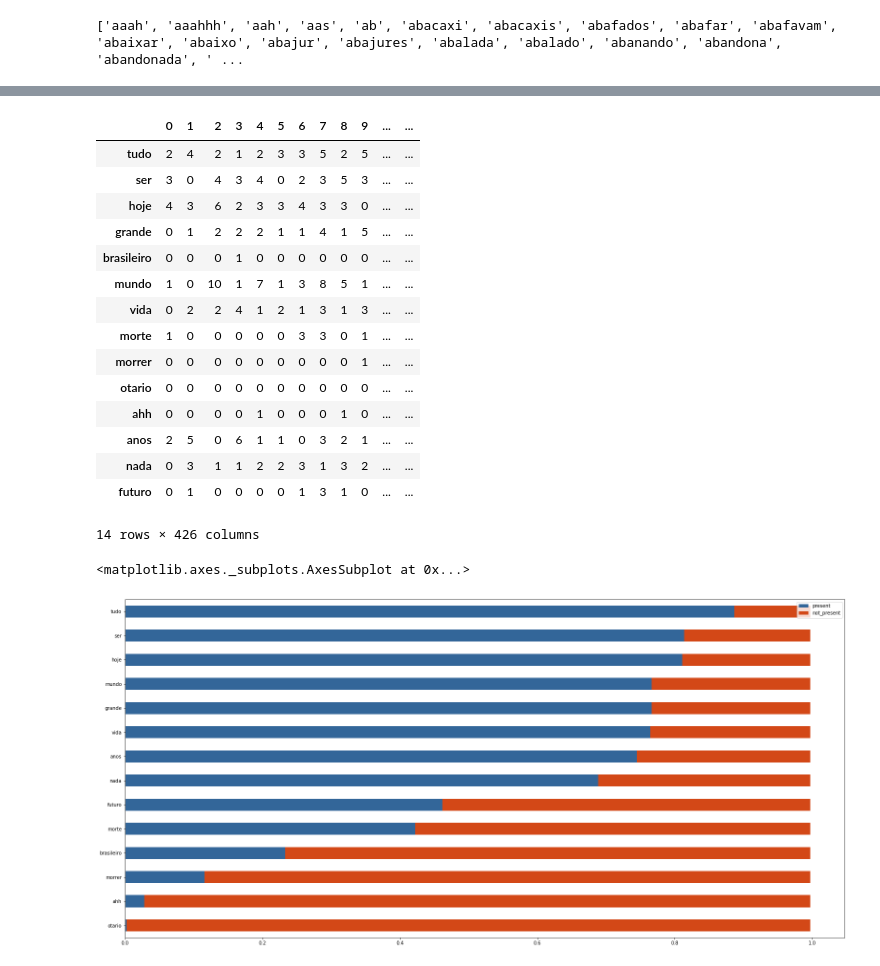
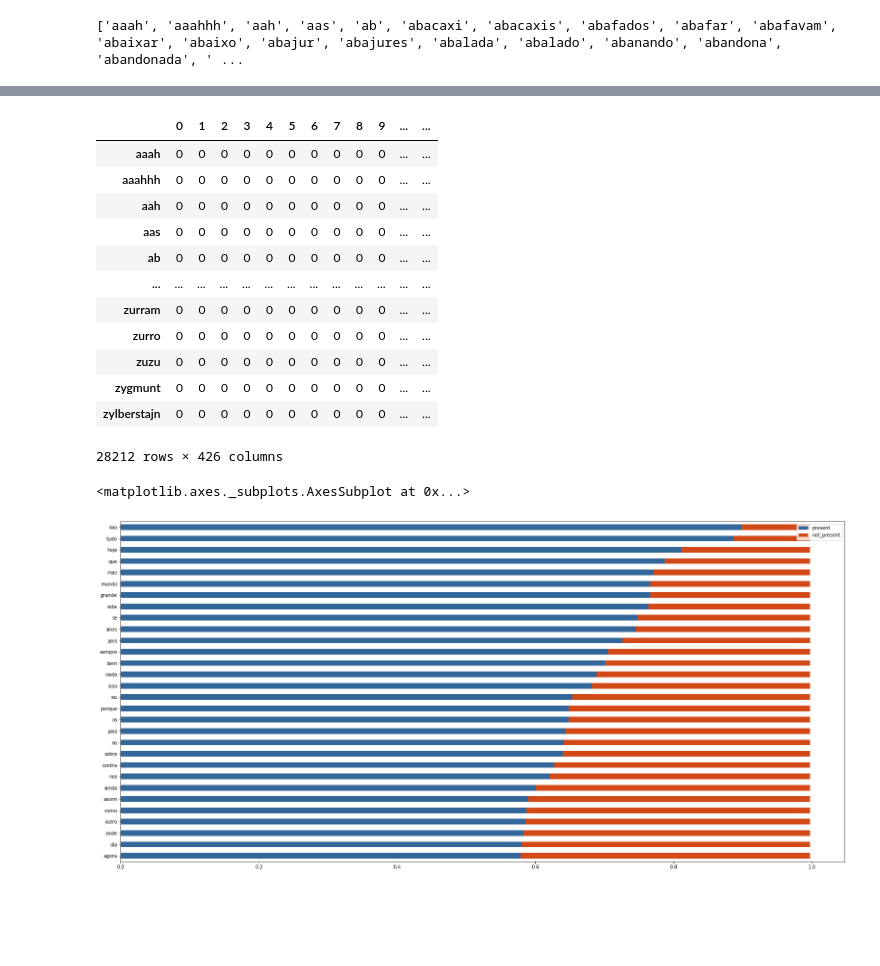
Before and after one commit to lucianomcsilva/RIWRS, a Jupyter notebook: [RIWRS]_5_Identificação_de_padrões_de_autores_em_textos.ipynb, the cells around one changed output, grey strips where cells are left out. Cells and saved outputs as stored; diff of their text form; code cells hidden in the pictures; blank space fills up the shorter version.

```diff
--- a/[RIWRS]_5_Identificação_de_padrões_de_autores_em_textos.ipynb
+++ b/[RIWRS]_5_Identificação_de_padrões_de_autores_em_textos.ipynb
@@ -112,8 +108,8 @@ df_aj['content_treated'] = df_aj['content_treated'].str.replace('[{}]'.format(st
 df_ver['content_treated'] = df_ver['content_treated'].str.replace('[{}]'.format(string.digits), '')
 
 # remoção de palavras de parada (repescagem)
-df_aj['content_treated'] = df_aj['content_treated'].apply(lambda x: ' '.join([word for word in x.split() if word not in (stop2)]))
-df_ver['content_treated'] = df_ver['content_treated'].apply(lambda x: ' '.join([word for word in x.split() if word not in (stop2)]))
+# df_aj['content_treated'] = df_aj['content_treated'].apply(lambda x: ' '.join([word for word in x.split() if word not in (stop2)]))
+# df_ver['content_treated'] = df_ver['content_treated'].apply(lambda x: ' '.join([word for word in x.split() if word not in (stop2)]))
 # %%
 #Plota o DataFrame em histograma para uma avaliação
 #Faz a contagem de palavras por cada linha do artigo
@@ -133,10 +129,12 @@ vectorizer = CountVectorizer()
 
 #Arnaldo Jabor
 XAJ = vectorizer.fit_transform(df_aj['content_treated'])
-vocabulary_aj = vectorizer.get_feature_names()
+
+vocabulary_aj = vectorizer.get_feature_names_out()
+
 pdXAJ = pd.DataFrame(data=XAJ.toarray(), columns=vocabulary_aj) #.iloc[:,0::2]
-
+display(pdXAJ)
 #Arnaldo Jabor - Verificar
 XVER = vectorizer.fit_transform(df_ver['content_treated'])
-vocabulary_ver = vectorizer.get_feature_names()
+vocabulary_ver = vectorizer.get_feature_names_out()
 pdXVER = pd.DataFrame(data=XVER.toarray(), columns=vocabulary_ver) #.iloc[:,0::2]
@@ -203,40 +215,38 @@ df_XAJ.head(30)
 # %%
 # Arnaldo Jabor
 # Transpoe a matriz para que as palavras fiquem como linhas, e cada documento como uma linha
-#pdXAJT = pdXAJ.T
-pdXAJT = pdXAJ[['tudo', 'ser', 'hoje', 'grande', 'brasileiro', 'mundo', 'vida', 'morte', 'morrer', 'otario', 'ahh', 'anos', 'nada', 'futuro']].T
+pdXAJT = pdXAJ.T
+#pdXAJT = pdXAJ[['tudo', 'ser', 'hoje', 'grande', 'brasileiro', 'mundo', 'vida', 'morte', 'morrer', 'otario', 'ahh', 'anos', 'nada', 'futuro']].T
+#pdXAJT = pdXAJ[['tudo',  'hoje', 'grande', 'brasileiro', 'mundo', 'vida', 'morte', 'morrer', 'otario', 'ahh', 'anos', 'nada', 'futuro']].T
 
 #Calcula a quantidade de documetnos que aquela palavra entrou ou nao entrou
 pdXAJT['present'] = (pdXAJT.ne(0).sum(axis=1) -1) / len(df_aj['content'])
 pdXAJT['not_present'] = pdXAJT.eq(0).sum(axis=1) / len(df_aj['content'])
 display(pdXAJT)
 #REmove as colunas individuais de cada documento para gerar o grafico
 pdXAJT.drop(pdXAJT.columns[0:len(df_aj['content'])], axis=1, inplace=True)
 
 #Ordena o resultado final
 pdXAJT = pdXAJT.sort_values(by='present', ascending=True)
 
 #Gera o gráfico contendo as 30 palavras mais usadas
 pdXAJT.tail(30).plot.barh(stacked=True, color=['#336699', '#D34817'], figsize=(27,13))
 # %% [output]
 |  | 0 | 1 | 2 | 3 | 4 | 5 | 6 | 7 | 8 | 9 | ... | ... |
-| tudo | 2 | 4 | 2 | 1 | 2 | 3 | 3 | 5 | 2 | 5 | ... | ... |
-| ser | 3 | 0 | 4 | 3 | 4 | 0 | 2 | 3 | 5 | 3 | ... | ... |
-| hoje | 4 | 3 | 6 | 2 | 3 | 3 | 4 | 3 | 3 | 0 | ... | ... |
-| grande | 0 | 1 | 2 | 2 | 2 | 1 | 1 | 4 | 1 | 5 | ... | ... |
-| brasileiro | 0 | 0 | 0 | 1 | 0 | 0 | 0 | 0 | 0 | 0 | ... | ... |
-| mundo | 1 | 0 | 10 | 1 | 7 | 1 | 3 | 8 | 5 | 1 | ... | ... |
-| vida | 0 | 2 | 2 | 4 | 1 | 2 | 1 | 3 | 1 | 3 | ... | ... |
-| morte | 1 | 0 | 0 | 0 | 0 | 0 | 3 | 3 | 0 | 1 | ... | ... |
-| morrer | 0 | 0 | 0 | 0 | 0 | 0 | 0 | 0 | 0 | 1 | ... | ... |
-| otario | 0 | 0 | 0 | 0 | 0 | 0 | 0 | 0 | 0 | 0 | ... | ... |
-| ahh | 0 | 0 | 0 | 0 | 1 | 0 | 0 | 0 | 1 | 0 | ... | ... |
-| anos | 2 | 5 | 0 | 6 | 1 | 1 | 0 | 3 | 2 | 1 | ... | ... |
-| nada | 0 | 3 | 1 | 1 | 2 | 2 | 3 | 1 | 3 | 2 | ... | ... |
-| futuro | 0 | 1 | 0 | 0 | 0 | 0 | 1 | 3 | 1 | 0 | ... | ... |
+| aaah | 0 | 0 | 0 | 0 | 0 | 0 | 0 | 0 | 0 | 0 | ... | ... |
+| aaahhh | 0 | 0 | 0 | 0 | 0 | 0 | 0 | 0 | 0 | 0 | ... | ... |
+| aah | 0 | 0 | 0 | 0 | 0 | 0 | 0 | 0 | 0 | 0 | ... | ... |
+| aas | 0 | 0 | 0 | 0 | 0 | 0 | 0 | 0 | 0 | 0 | ... | ... |
+| ab | 0 | 0 | 0 | 0 | 0 | 0 | 0 | 0 | 0 | 0 | ... | ... |
+| ... | ... | ... | ... | ... | ... | ... | ... | ... | ... | ... | ... | ... |
+| zurram | 0 | 0 | 0 | 0 | 0 | 0 | 0 | 0 | 0 | 0 | ... | ... |
+| zurro | 0 | 0 | 0 | 0 | 0 | 0 | 0 | 0 | 0 | 0 | ... | ... |
+| zuzu | 0 | 0 | 0 | 0 | 0 | 0 | 0 | 0 | 0 | 0 | ... | ... |
+| zygmunt | 0 | 0 | 0 | 0 | 0 | 0 | 0 | 0 | 0 | 0 | ... | ... |
+| zylberstajn | 0 | 0 | 0 | 0 | 0 | 0 | 0 | 0 | 0 | 0 | ... | ... |
-14 rows × 426 columns
+28212 rows × 426 columns
 <matplotlib.axes._subplots.AxesSubplot at 0x...>
-[figure, old version]
+[figure, new version]
 # %%
 n_words = 30
 pdXAJT.tail(n_words)
```
Also changed, not shown: parts of 9 cells of this notebook.
